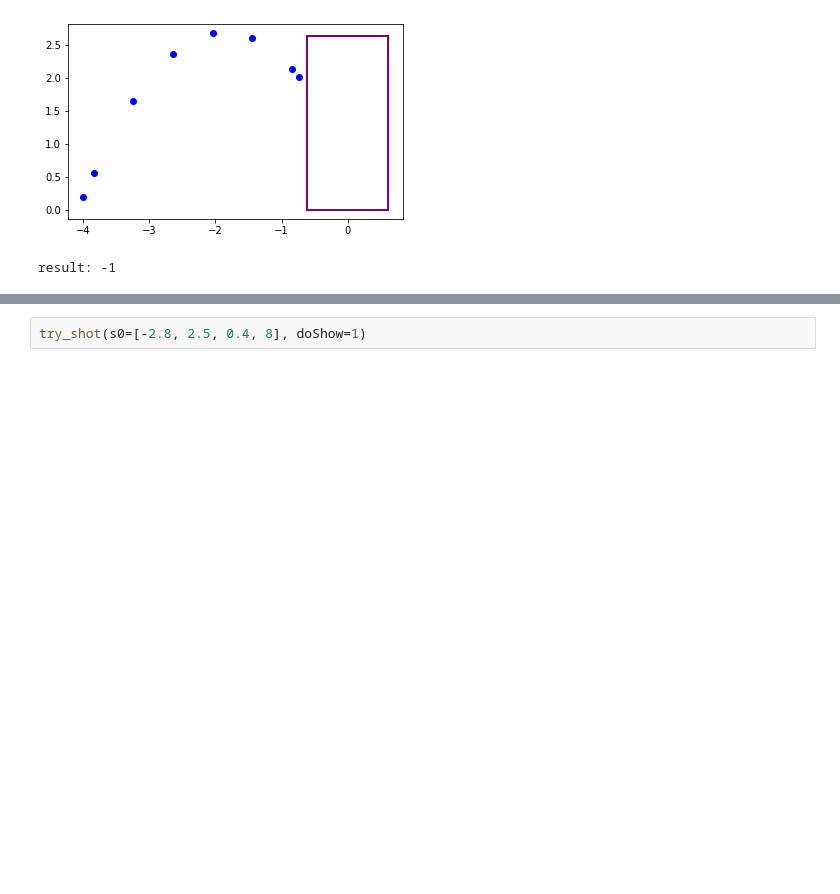
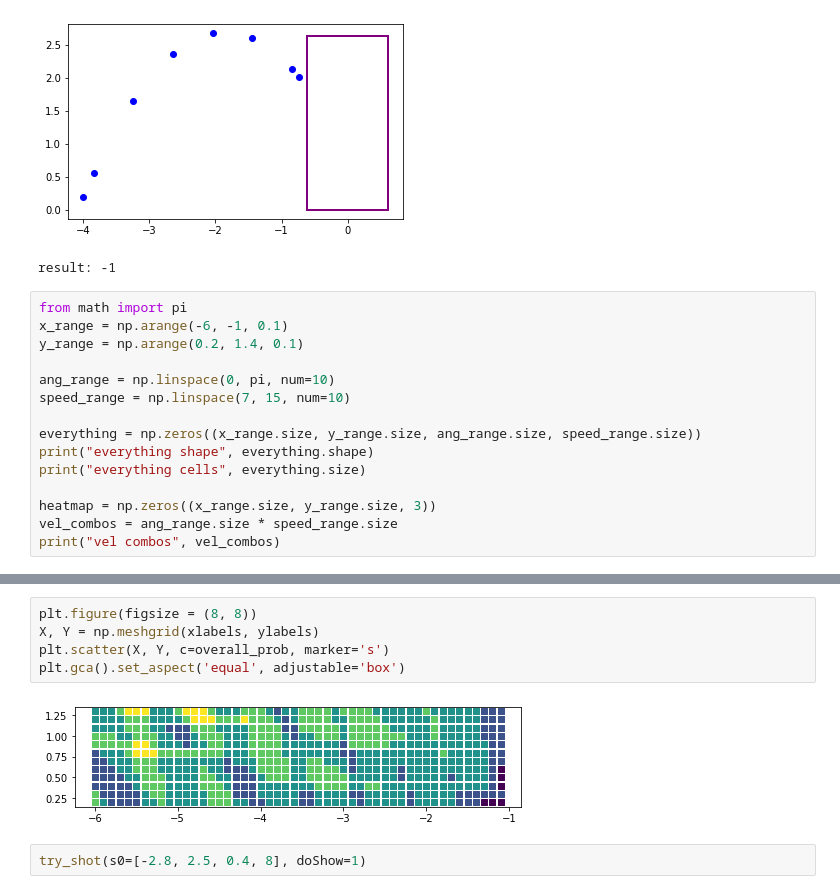
Before and after one commit to qwertpas/shotPlanner2022, a Jupyter notebook: simulate_shot.ipynb, the cells around one changed output, grey strips where cells are left out. Cells and saved outputs as stored; diff of their text form; blank space fills up the shorter version.

```diff
--- a/simulate_shot.ipynb
+++ b/simulate_shot.ipynb
@@ -65,3 +65,18 @@ print("result:", try_shot(s0=[-4, 3, 0.2, 7], doShow=True))
 undershot
 [figure]
 result: -1
+# %%
+from math import pi
+x_range = np.arange(-6, -1, 0.1)
+y_range = np.arange(0.2, 1.4, 0.1)
+
+ang_range = np.linspace(0, pi, num=10)
+speed_range = np.linspace(7, 15, num=10)
+
+everything = np.zeros((x_range.size, y_range.size, ang_range.size, speed_range.size))
+print("everything shape", everything.shape)
+print("everything cells", everything.size)
+
+heatmap = np.zeros((x_range.size, y_range.size, 3))
+vel_combos = ang_range.size * speed_range.size
+print("vel combos", vel_combos)
@@ -138,3 +150,10 @@ ax.invert_yaxis()
+# %%
+plt.figure(figsize = (8, 8))
+X, Y = np.meshgrid(xlabels, ylabels)
+plt.scatter(X, Y, c=overall_prob, marker='s')
+plt.gca().set_aspect('equal', adjustable='box')
+# %% [output]
+[figure, added]
 # %%
 try_shot(s0=[-2.8, 2.5, 0.4, 8], doShow=1)
 # %% [output]
```
Also changed, not shown: parts of 8 cells of this notebook.
